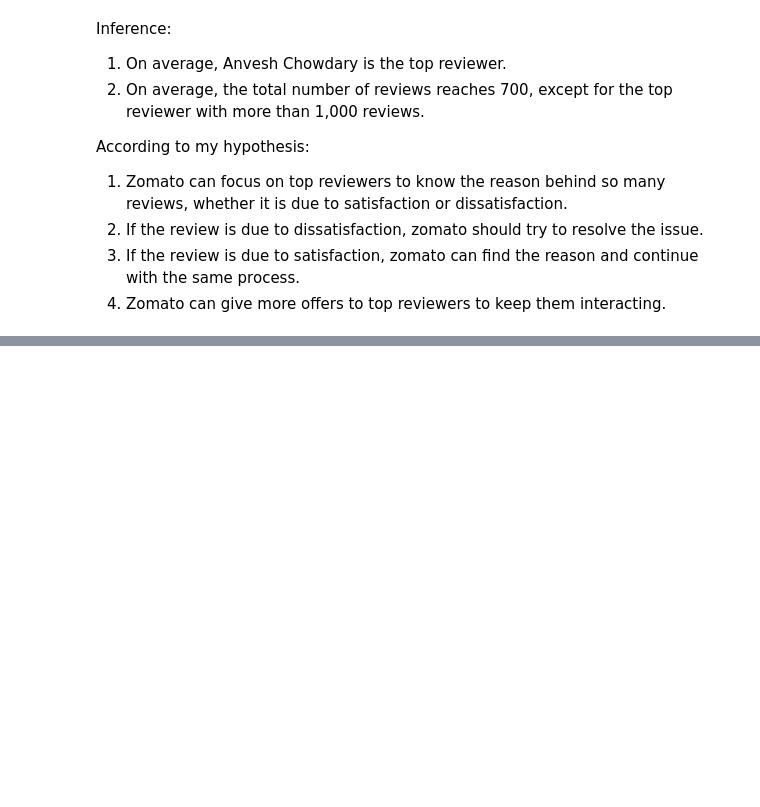
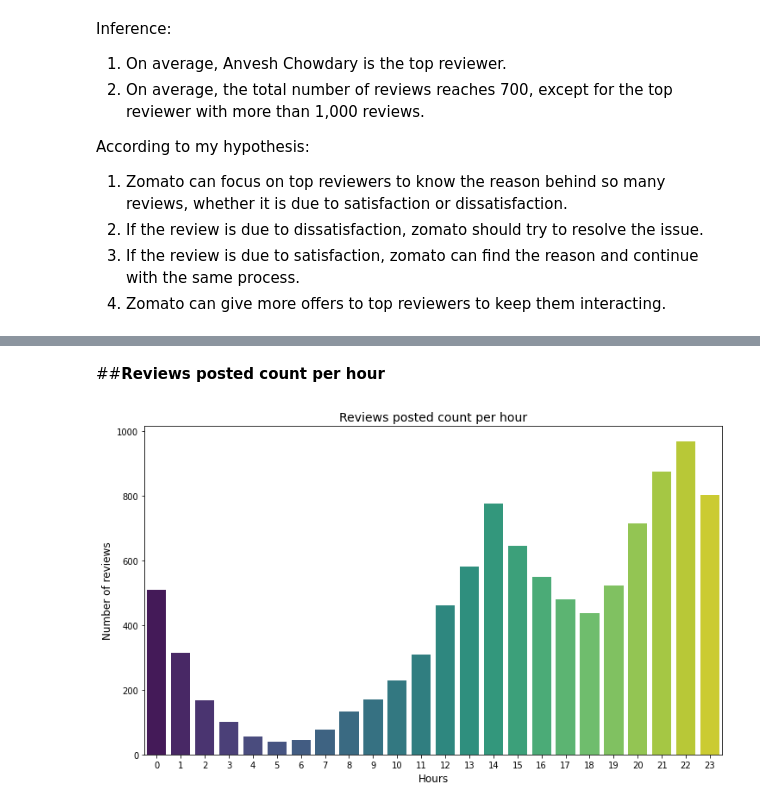
Before and after one commit to Akshadanair/Zomato-Restaurant-Clustering-and-Sentiment-Analysis, a Jupyter notebook: Zomato_Restaurant_Clustering_and_Sentiment_Analysis.ipynb, the cells around one changed output, grey strips where cells are left out. Drawn from its saved outputs; the diff is of its cells as text; code cells hidden in the pictures; blank space fills up the shorter version.

```diff
--- a/Zomato_Restaurant_Clustering_and_Sentiment_Analysis.ipynb
+++ b/Zomato_Restaurant_Clustering_and_Sentiment_Analysis.ipynb
@@ -1115,0 +1207,16 @@ According to my hypothesis:
+# %% [markdown]
+##**Reviews posted count per hour**
+# %%
+#setting figure size
+plt.figure(figsize=(12,7))
+
+#Count plot for reviews posted count per Day of Week
+sns.countplot(zomato_df.hour, palette = 'viridis')
+
+#To display x label, y label and the title of the bar chart
+plt.xlabel('Hours', fontsize = 12)
+plt.ylabel('Number of reviews', fontsize = 12)
+plt.title('Reviews posted count per hour', fontsize = 14)
+plt.show()
+# %% [output]
+[figure, added]
```
Also changed, not shown: parts of 20 cells of this notebook.
